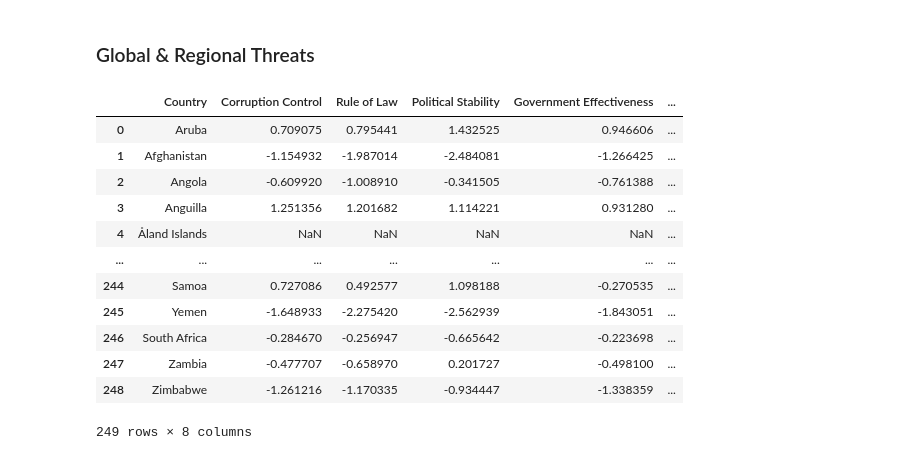
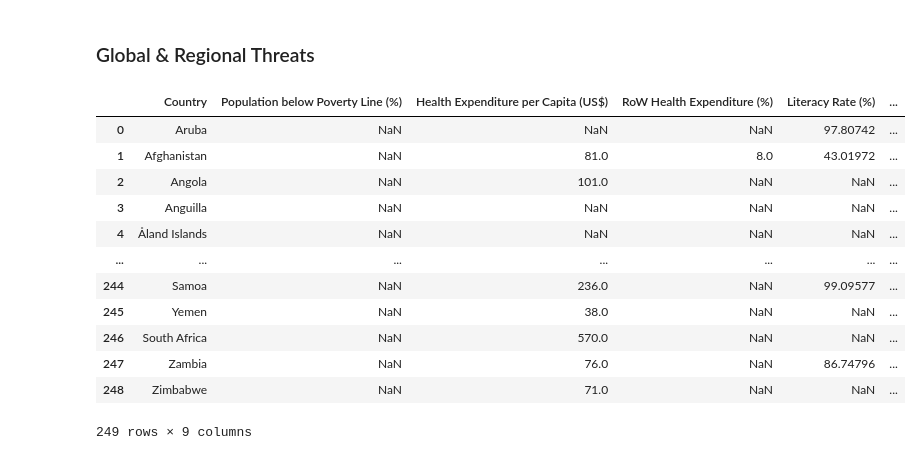
Before and after one commit to arth3mis/global-societal-endangerment-index, a Jupyter notebook: 2.1_data_preprocessing.ipynb, the cells around one changed output. Drawn from its saved outputs; the diff is of its cells as text; code cells hidden in the pictures.

Commit message:
Add and preprocess social datasets
Create merge helper function to reduce redundant code

```diff
--- a/2.1_data_preprocessing.ipynb
+++ b/2.1_data_preprocessing.ipynb
@@ -352,0 +390,6 @@ soc_data = pd.DataFrame(all_countries(), columns=['Country'])
+# %%
+who_ghe = pd.read_csv("data/WHO_GHE_data_selected.csv")
+who_ghe = transpose_who_data(who_ghe, range(2020, 2024))
+
+# check availability of data for each indicator over the years
+indicator_yearly_availability(who_ghe)
@@ -352,0 +445,6 @@ soc_data = pd.DataFrame(all_countries(), columns=['Country'])
+# %%
+wb_edu = pd.read_csv("data/Worldbank_education.csv")
+wb_edu = transpose_world_bank_data(wb_edu, [2024, 2023, 2022, 2021, 2020, 2019, 2018, 2017, 2016, 2015, 2014, 2013, 2012, 2011, 2010, 2005, 2000])
+
+# check availability of data for each indicator over the years
+indicator_yearly_availability(wb_edu)
@@ -352,0 +466,15 @@ soc_data = pd.DataFrame(all_countries(), columns=['Country'])
+# %%
+# Access to Education
+
+# INDICATORS:
+# Population age 15+ literacy rate
+# Population age 15+ with no education
+# Government expenditure on education
+# Lower secondary school completion rate
+
+education = wb_edu[['Country Name', '2018_Adult literacy rate, population 15+ years, both sexes (%)', '2010_Barro-Lee: Percentage of population age 15+ with no education', '2014_Completion rate, lower secondary education, both sexes (%)', '2017_Government expenditure on education, US$ (millions)']]
+# rename columns
+indicator_cols = ['Literacy Rate (%)', 'No Education (%)', 'Lower Secondary Completion Rate (%)', 'Education Expenditure (US$M)']
+education.columns = ['Country'] + indicator_cols
+# merge
+soc_data = merge(soc_data, education, indicator_cols)
@@ -352,0 +486,12 @@ soc_data = pd.DataFrame(all_countries(), columns=['Country'])
+# %%
+# INDICATOR: Crime Rate
+
+crime = pd.read_csv("data/global_organised_crime_index_2023.csv")
+# standardise country names
+crime['Country'] = standardise_countries(crime['Country'], fuzzy_threshold=79)
+# select & rename columns
+crime = crime[['Country', 'Criminality']]
+indicator_cols = ['Crime Rate']
+crime.columns = ['Country'] + indicator_cols
+# merge
+soc_data = merge(soc_data, crime, indicator_cols)
@@ -360,18 +522,19 @@ eco_data = pd.DataFrame(all_countries(), columns=['Country'])
 threat_data = pd.DataFrame(all_countries(), columns=['Country'])
 # %%
 # env_data
-pol_data
+# pol_data
+soc_data
 # %% [output]
-|  | Country | Corruption Control | Rule of Law | Political Stability | Government Effectiveness | ... |
-| 0 | Aruba | 0.709075 | 0.795441 | 1.432525 | 0.946606 | ... |
-| 1 | Afghanistan | -1.154932 | -1.987014 | -2.484081 | -1.266425 | ... |
-| 2 | Angola | -0.609920 | -1.008910 | -0.341505 | -0.761388 | ... |
-| 3 | Anguilla | 1.251356 | 1.201682 | 1.114221 | 0.931280 | ... |
+|  | Country | Population below Poverty Line (%) | Health Expenditure per Capita (US$) | RoW Health Expenditure (%) | Literacy Rate (%) | ... |
+| 0 | Aruba | NaN | NaN | NaN | 97.80742 | ... |
+| 1 | Afghanistan | NaN | 81.0 | 8.0 | 43.01972 | ... |
+| 2 | Angola | NaN | 101.0 | NaN | NaN | ... |
+| 3 | Anguilla | NaN | NaN | NaN | NaN | ... |
 | 4 | Åland Islands | NaN | NaN | NaN | NaN | ... |
 | ... | ... | ... | ... | ... | ... | ... |
-| 244 | Samoa | 0.727086 | 0.492577 | 1.098188 | -0.270535 | ... |
-| 245 | Yemen | -1.648933 | -2.275420 | -2.562939 | -1.843051 | ... |
-| 246 | South Africa | -0.284670 | -0.256947 | -0.665642 | -0.223698 | ... |
-| 247 | Zambia | -0.477707 | -0.658970 | 0.201727 | -0.498100 | ... |
-| 248 | Zimbabwe | -1.261216 | -1.170335 | -0.934447 | -1.338359 | ... |
+| 244 | Samoa | NaN | 236.0 | NaN | 99.09577 | ... |
+| 245 | Yemen | NaN | 38.0 | NaN | NaN | ... |
+| 246 | South Africa | NaN | 570.0 | NaN | NaN | ... |
+| 247 | Zambia | NaN | 76.0 | NaN | 86.74796 | ... |
+| 248 | Zimbabwe | NaN | 71.0 | NaN | NaN | ... |
-249 rows × 8 columns
+249 rows × 9 columns
```
Also changed, not shown: parts of 22 cells of this notebook, 1 other file.
